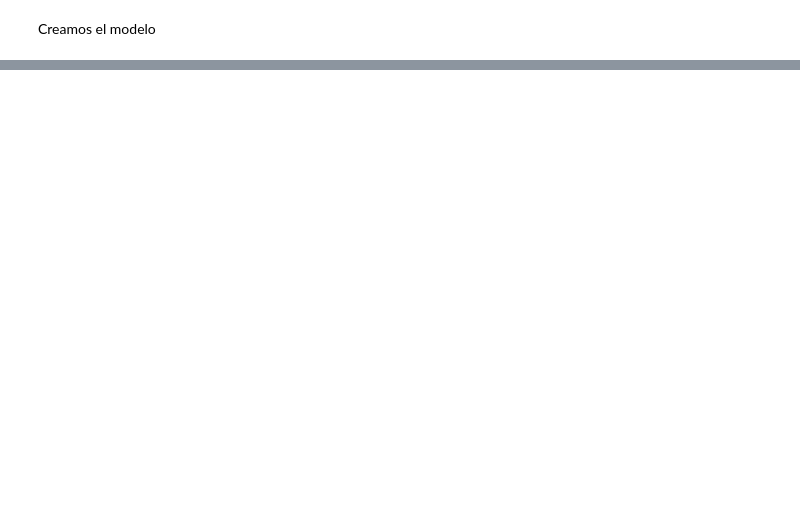
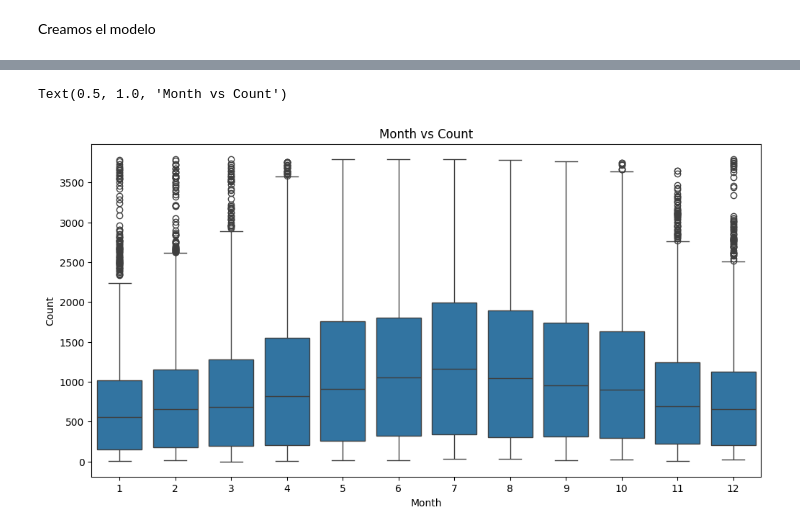
Before and after one commit to JairAmaro/Portafolio, a Jupyter notebook: London bike shariong/London.ipynb, the cells around one changed output, grey strips where cells are left out. Saved outputs shown, nothing was run; the diff lists cells and outputs as text; code cells hidden in the pictures; blank space fills up the shorter version.

```diff
--- a/London bike shariong/London.ipynb
+++ b/London bike shariong/London.ipynb
@@ -413,0 +570,7 @@ IndexError: tuple index out of range
+# %%
+plt.figure(figsize=(12,6))
+sns.boxplot(x='Month', y='Count', data=df_segundo_modelo)
+plt.title('Month vs Count')
+# %% [output]
+Text(0.5, 1.0, 'Month vs Count')
+[figure, added]
```
Also changed, not shown: parts of 19 cells of this notebook.
